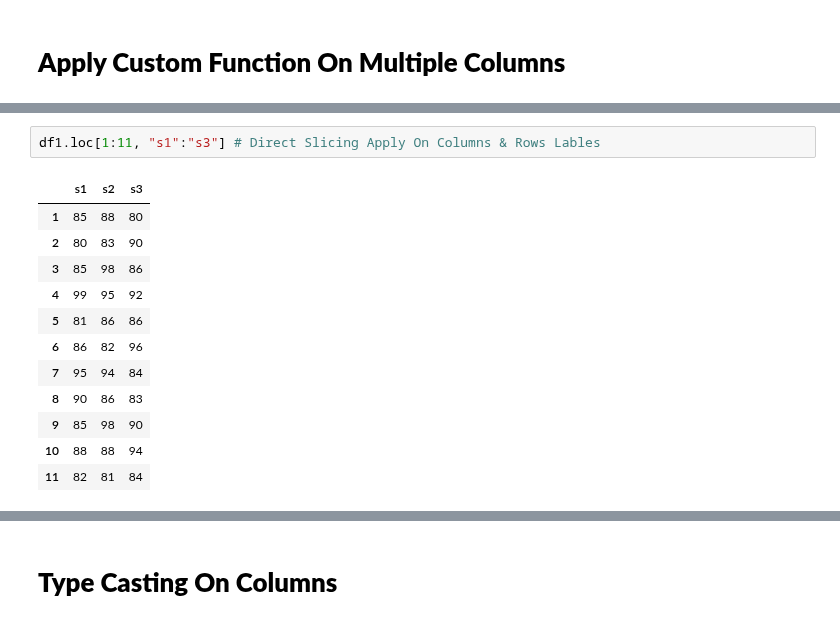
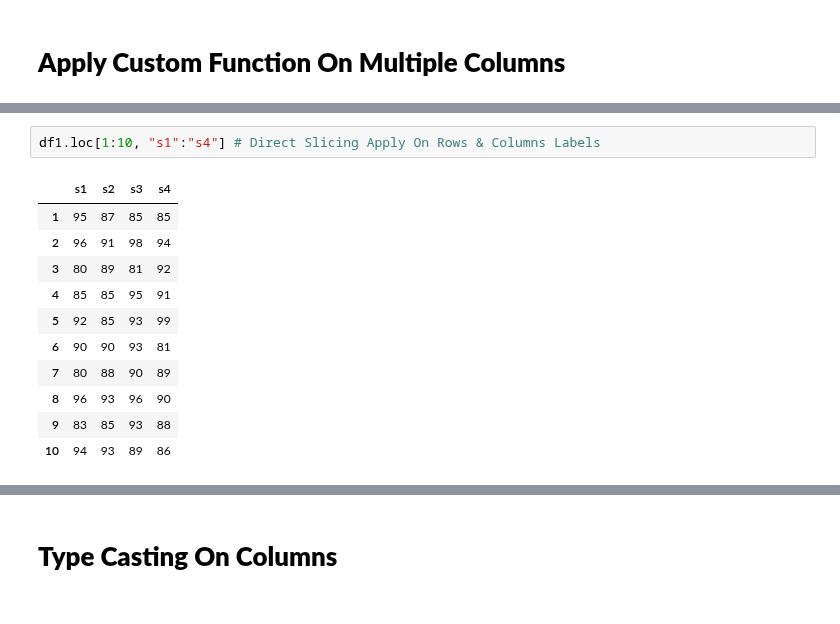
Before and after one commit to AhmedShaykh/NumPy-And-Pandas, a Jupyter notebook: pandas2.ipynb, the cells around one changed output, grey strips where cells are left out. Cells and saved outputs as stored; diff of their text form.

```diff
--- a/pandas2.ipynb
+++ b/pandas2.ipynb
@@ -697,18 +702,17 @@ df1.loc[1:11] # The Only One Slice Method That Can Return End Value
 # %%
-df1.loc[1:11, "s1":"s3"] # Direct Slicing Apply On Columns & Rows Lables
+df1.loc[1:10, "s1":"s4"] # Direct Slicing Apply On Rows & Columns Labels
 # %% [output]
-|  | s1 | s2 | s3 |
-| 1 | 85 | 88 | 80 |
-| 2 | 80 | 83 | 90 |
-| 3 | 85 | 98 | 86 |
-| 4 | 99 | 95 | 92 |
-| 5 | 81 | 86 | 86 |
-| 6 | 86 | 82 | 96 |
-| 7 | 95 | 94 | 84 |
-| 8 | 90 | 86 | 83 |
-| 9 | 85 | 98 | 90 |
-| 10 | 88 | 88 | 94 |
-| 11 | 82 | 81 | 84 |
+|  | s1 | s2 | s3 | s4 |
+| 1 | 95 | 87 | 85 | 85 |
+| 2 | 96 | 91 | 98 | 94 |
+| 3 | 80 | 89 | 81 | 92 |
+| 4 | 85 | 85 | 95 | 91 |
+| 5 | 92 | 85 | 93 | 99 |
+| 6 | 90 | 90 | 93 | 81 |
+| 7 | 80 | 88 | 90 | 89 |
+| 8 | 96 | 93 | 96 | 90 |
+| 9 | 83 | 85 | 93 | 88 |
+| 10 | 94 | 93 | 89 | 86 |
 # %%
 df1.at[4,"s1"] # It Return Only Single Value On Label
 # %% [output]
```
Also changed, not shown: parts of 45 cells of this notebook, 2 other files.
